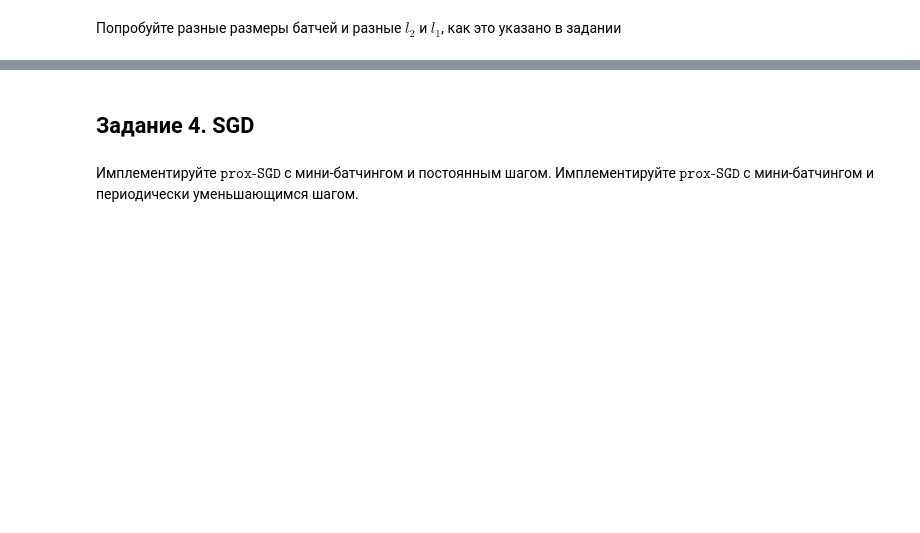
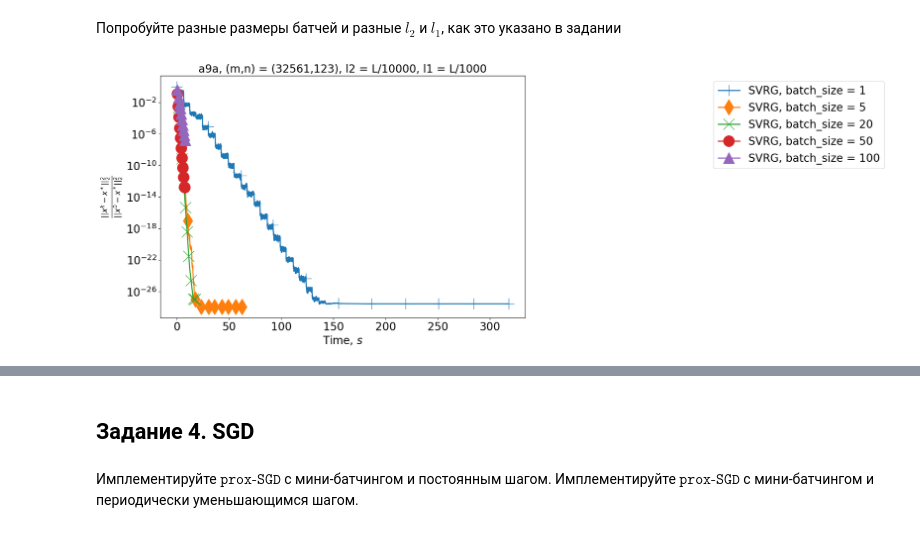
Before and after one commit to Alexeiyaganov/made_mo_ml, a Jupyter notebook: hw3/hw3.ipynb, the cells around one changed output, grey strips where cells are left out. Saved outputs shown, nothing was run; the diff lists cells and outputs as text; code cells hidden in the pictures; blank space fills up the shorter version.

```diff
--- a/hw3/hw3.ipynb
+++ b/hw3/hw3.ipynb
@@ -444,2 +509,40 @@ make_plots(args=args_for_plots)
 # %% [markdown]
 Попробуйте разные размеры батчей и разные $l_2$ и $l_1$, как это указано в задании
+# %%
+dataset = "a9a"
+filename=dataset + "_x_init_all_ones"
+test_indices = None
+x_init = np.ones(n)
+S = 50
+save_info_period = 50
+sparse_full = True
+sparse_stoch = False
+# %%
+for batch_size in [1, 5, 20, 50, 100]:
+    l2 = L / 10000
+    l1 = L / 1000
+    M = int(2*m/batch_size)
+    gamma = 1.0/(6*(L+l2))
+    x_star = read_solution(dataset, l2, l1)[0]
+    f_star = read_solution(dataset, l2, l1)[1]
+    res = svrg(filename=filename, x_init=x_init, A=A, y=y, gamma=gamma, l2=l2,
+     sparse_full=sparse_full, sparse_stoch=sparse_stoch,
+     l1=l1, S=S, M=M, max_t=np.inf,
+     batch_size=batch_size, indices=None, save_info_period=save_info_period,
+     x_star=x_star, f_star=f_star)
+    save_solution(dataset, l2, l1, res['last_iter'], res['func_vals'][-1])
+# %%
+gamma = 1.0/(6*(L+l2))
+methods = [['SVRG', [gamma, l2, l1, S, int(2*m/i), i],
+           f', batch_size = {i}', None] for i in [1, 5, 20, 50, 100]]
+mode_y = 'squared_distances'
+mode_x = 'time'
+figsize = (12, 8)
+fontsize = 20
+title = dataset+", (m,n) = ("+str(m)+","+str(n)+"), l2 = L/"+str(int(L/l2))+", l1 = L/"+str(int(L/l1))
+
+args_for_plots = [dataset, filename, mode_y, mode_x, figsize, fontsize, title, methods]
+make_plots(args=args_for_plots)
+plt.show()
+# %% [output]
+[figure, added]
```
Also changed, not shown: parts of 30 cells of this notebook, 3 other files.
